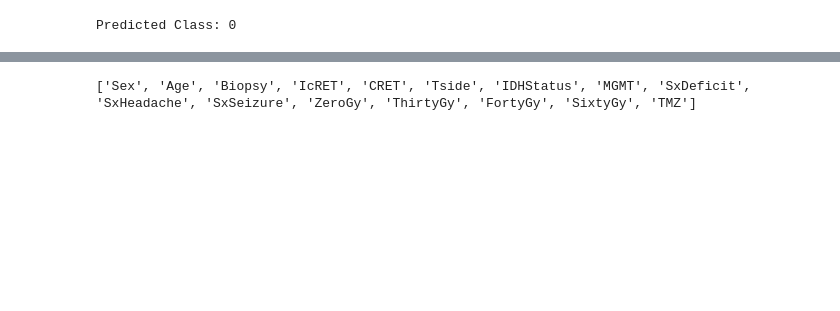
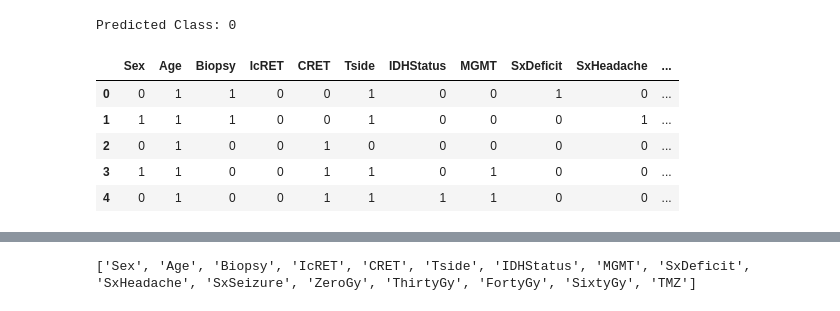
Before and after one commit to Darkbladecr/GBM_ML_analysis, a Jupyter notebook: notebook.ipynb, the cells around one changed output, grey strips where cells are left out. Saved outputs shown, nothing was run; the diff lists cells and outputs as text; code cells hidden in the pictures; blank space fills up the shorter version.

```diff
--- a/notebook.ipynb
+++ b/notebook.ipynb
@@ -430,3 +430,32 @@ predictions = rfSMOTE.predict(train[['Sex','Age','Biopsy','IcRET','CRET','Tside'
 print('Predicted Class: %d' % predictions[0])
 # %% [output]
 Predicted Class: 0
+# %%
+tmp = [
+  1,
+  80,
+  1,
+  0,
+  0,
+  0,
+  1,
+  1,
+  1,
+  1,
+  0,
+  0,
+  0,
+  0,
+  1,
+  1
+]
+tmp_df = pd.DataFrame([tmp], columns=lr_columns)
+tmp_df = patients[lr_columns]
+tmp_df.head()
+# %% [output]
+|  | Sex | Age | Biopsy | IcRET | CRET | Tside | IDHStatus | MGMT | SxDeficit | SxHeadache | ... |
+| 0 | 0 | 1 | 1 | 0 | 0 | 1 | 0 | 0 | 1 | 0 | ... |
+| 1 | 1 | 1 | 1 | 0 | 0 | 1 | 0 | 0 | 0 | 1 | ... |
+| 2 | 0 | 1 | 0 | 0 | 1 | 0 | 0 | 0 | 0 | 0 | ... |
+| 3 | 1 | 1 | 0 | 0 | 1 | 1 | 0 | 1 | 0 | 0 | ... |
+| 4 | 0 | 1 | 0 | 0 | 1 | 1 | 1 | 1 | 0 | 0 | ... |
```
Also changed, not shown: parts of 13 cells of this notebook, 2 other files.
